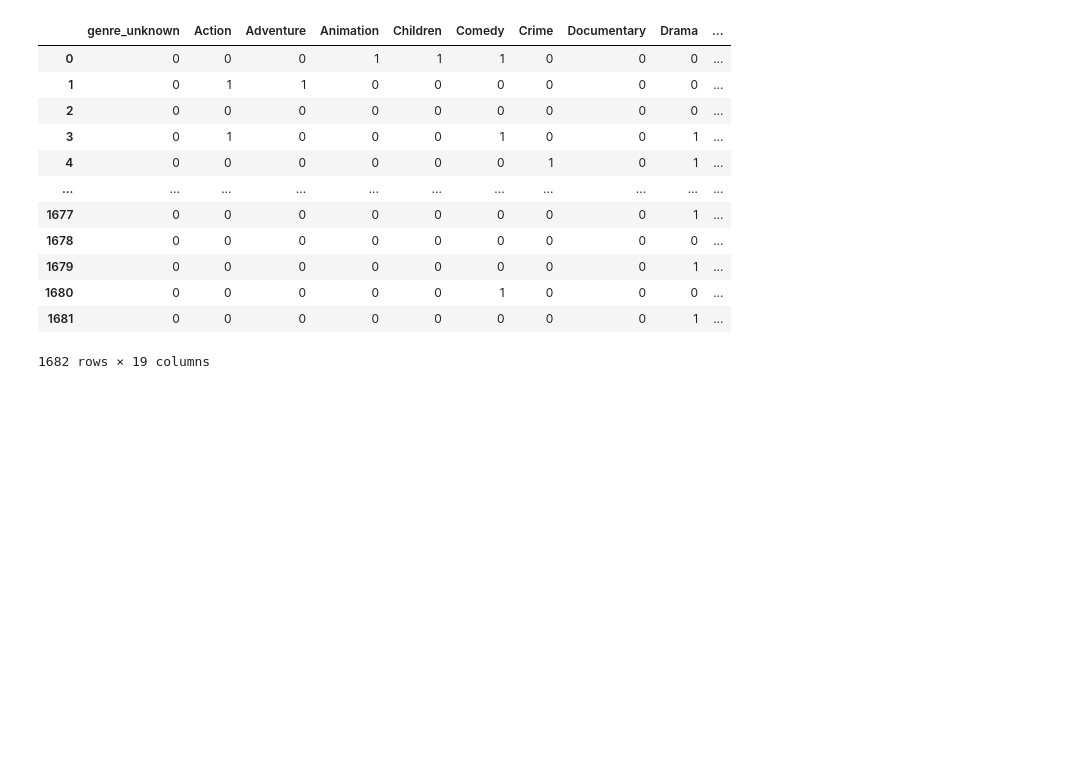
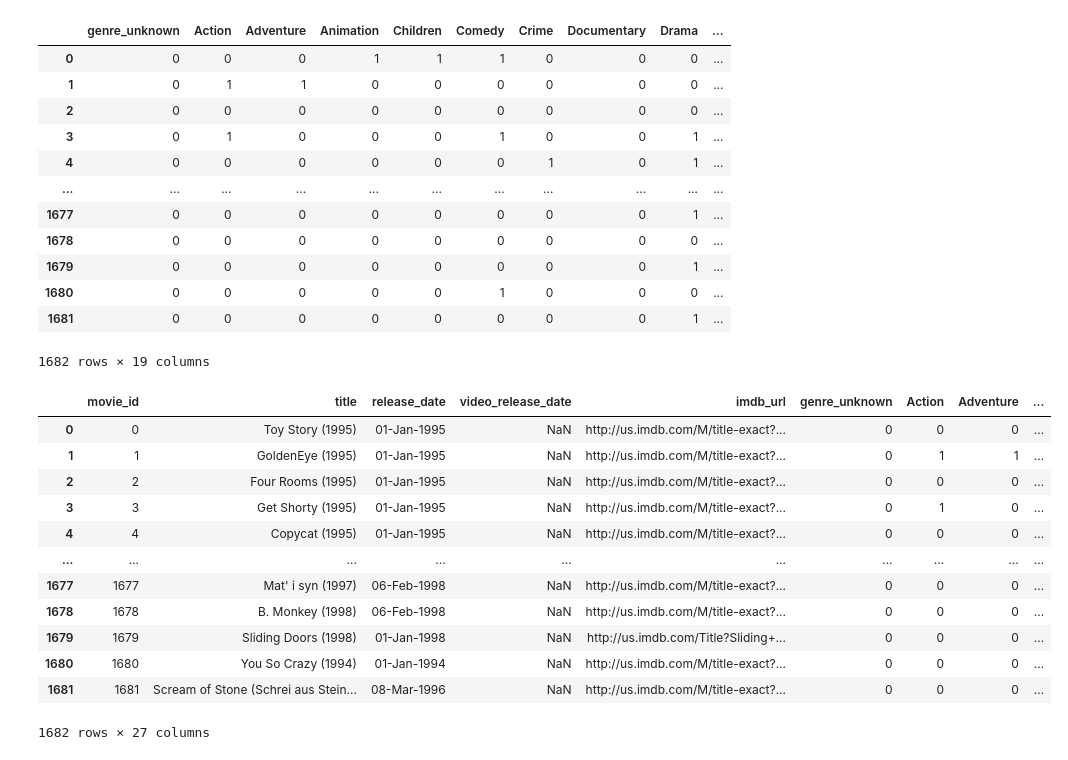
Before and after one commit to odinicc/Data-Practice, a Jupyter notebook: 29 RecSys/8 Google Movies Rec Sys_ File_Load__2.ipynb, the cells around one changed output. Saved outputs shown, nothing was run; the diff lists cells and outputs as text; code cells hidden in the pictures; blank space fills up the shorter version.

```diff
--- a/29 RecSys/8 Google Movies Rec Sys_ File_Load__2.ipynb
+++ b/29 RecSys/8 Google Movies Rec Sys_ File_Load__2.ipynb
@@ -94,0 +118,16 @@ movies[genre_cols]
+# %%
+movies
+# %% [output]
+|  | movie_id | title | release_date | video_release_date | imdb_url | genre_unknown | Action | Adventure | ... |
+| 0 | 0 | Toy Story (1995) | 01-Jan-1995 | NaN | http://us.imdb.com/M/title-exact?... | 0 | 0 | 0 | ... |
+| 1 | 1 | GoldenEye (1995) | 01-Jan-1995 | NaN | http://us.imdb.com/M/title-exact?... | 0 | 1 | 1 | ... |
+| 2 | 2 | Four Rooms (1995) | 01-Jan-1995 | NaN | http://us.imdb.com/M/title-exact?... | 0 | 0 | 0 | ... |
+| 3 | 3 | Get Shorty (1995) | 01-Jan-1995 | NaN | http://us.imdb.com/M/title-exact?... | 0 | 1 | 0 | ... |
+| 4 | 4 | Copycat (1995) | 01-Jan-1995 | NaN | http://us.imdb.com/M/title-exact?... | 0 | 0 | 0 | ... |
+| ... | ... | ... | ... | ... | ... | ... | ... | ... | ... |
+| 1677 | 1677 | Mat' i syn (1997) | 06-Feb-1998 | NaN | http://us.imdb.com/M/title-exact?... | 0 | 0 | 0 | ... |
+| 1678 | 1678 | B. Monkey (1998) | 06-Feb-1998 | NaN | http://us.imdb.com/M/title-exact?... | 0 | 0 | 0 | ... |
+| 1679 | 1679 | Sliding Doors (1998) | 01-Jan-1998 | NaN | http://us.imdb.com/Title?Sliding+... | 0 | 0 | 0 | ... |
+| 1680 | 1680 | You So Crazy (1994) | 01-Jan-1994 | NaN | http://us.imdb.com/M/title-exact?... | 0 | 0 | 0 | ... |
+| 1681 | 1681 | Scream of Stone (Schrei aus Stein... | 08-Mar-1996 | NaN | http://us.imdb.com/M/title-exact?... | 0 | 0 | 0 | ... |
+1682 rows × 27 columns
```
Also changed, not shown: parts of 12 cells of this notebook, 1 other file.
